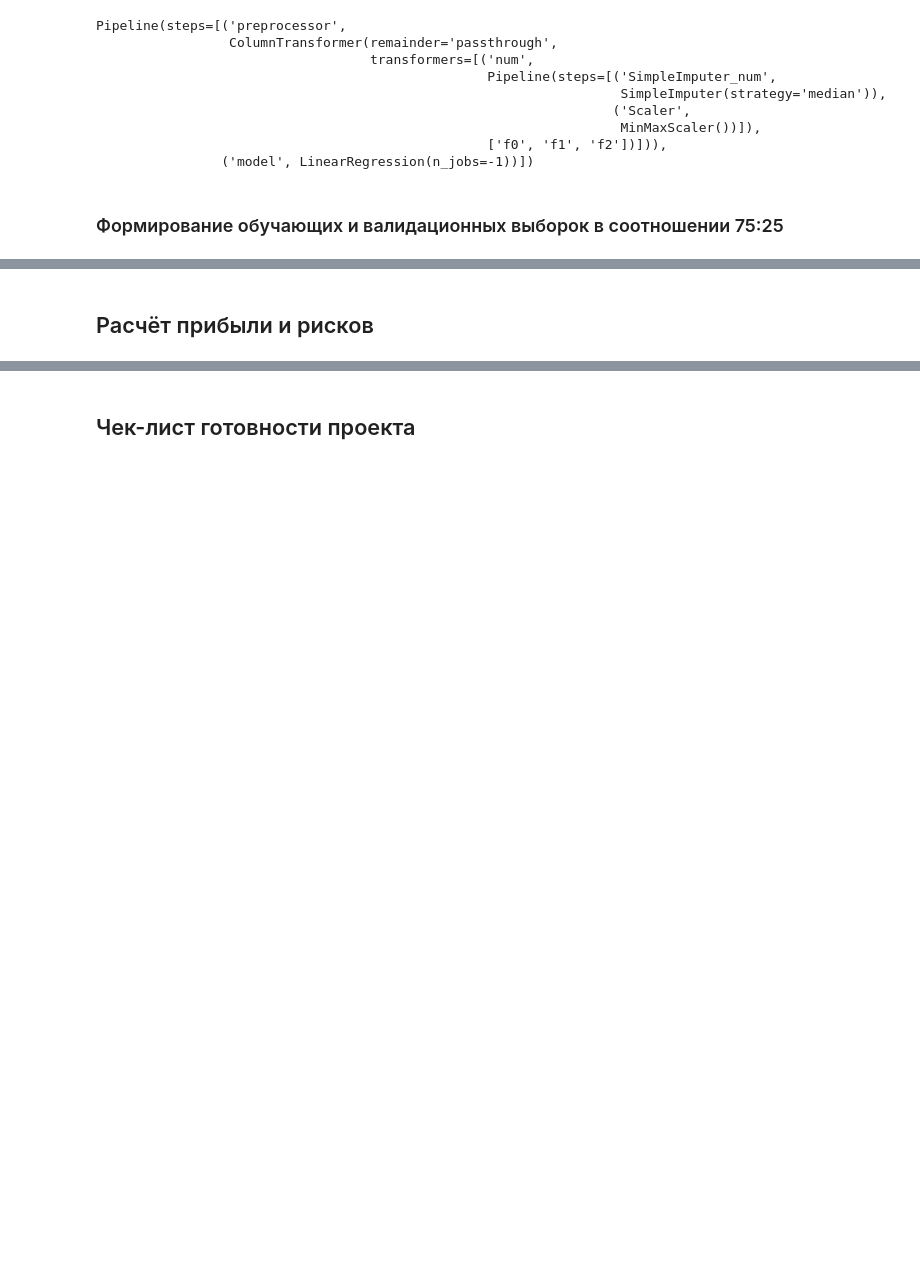
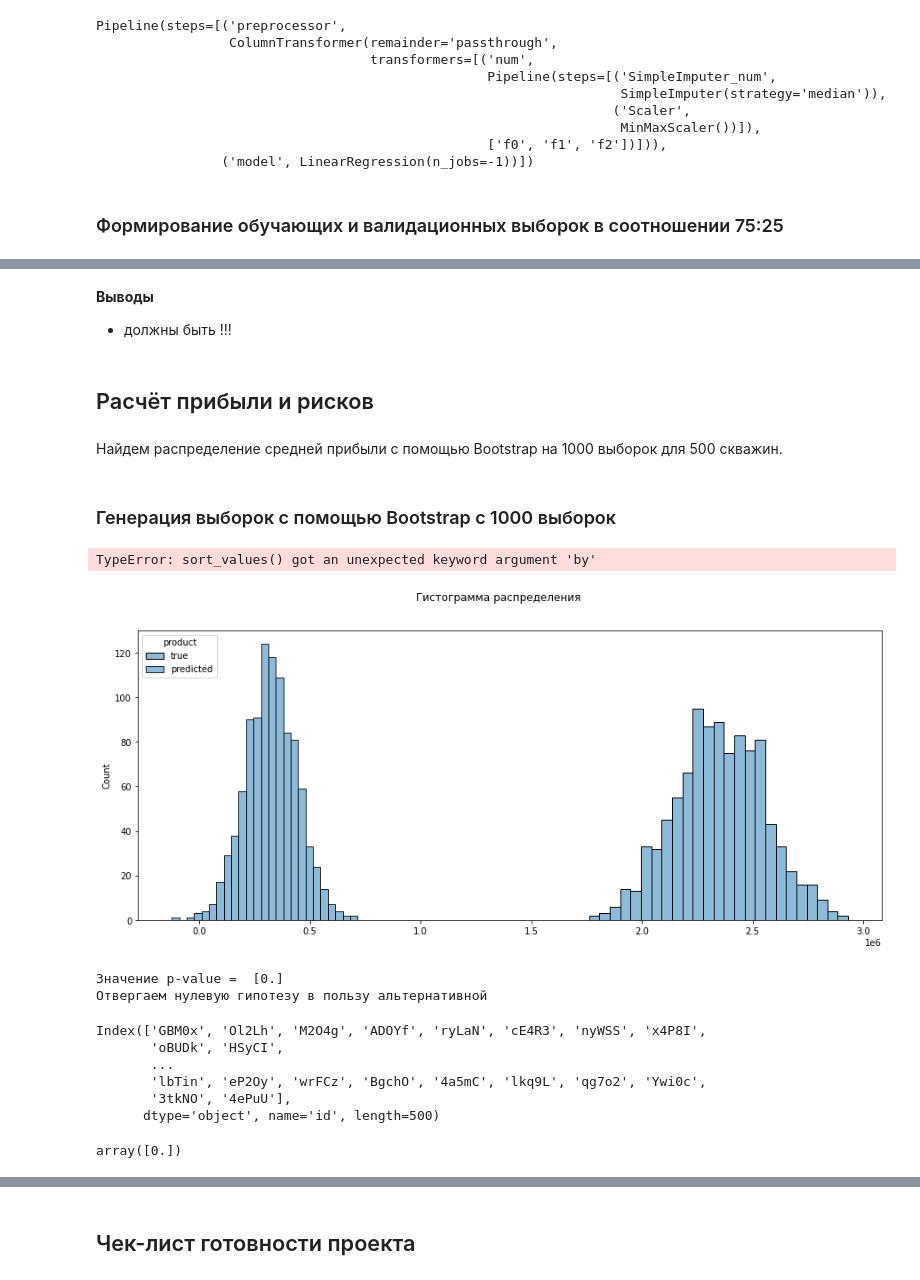
Before and after one commit to MalastowskiNS/-YanXPraKPjcts, a Jupyter notebook: M03P01-OilDerricksLocation/start.ipynb, the cells around one changed output, grey strips where cells are left out. Saved outputs shown, nothing was run; the diff lists cells and outputs as text; code cells hidden in the pictures; blank space fills up the shorter version.

```diff
--- a/M03P01-OilDerricksLocation/start.ipynb
+++ b/M03P01-OilDerricksLocation/start.ipynb
@@ -502,0 +517,10 @@ Xtrain
+# %%
+derrick1predict=derrick2predict=derrick3predict= pd.DataFrame()
+list0pd = [derrick1predict, derrick2predict, derrick3predict]
+for i, df in enumerate(list0pd):
+    shift = 3*i
+    list0pd[i] = validation_rez[validation_rez.columns[0+shift:3+shift]]
+    list0pd[i].columns =  ['id', 'true', 'predicted']
+[derrick1predict, derrick2predict, derrick3predict] = list0pd
+[item.set_index('id', inplace=True) for item in [derrick1predict, derrick2predict, derrick3predict]];
+[display(item.head(3)) for item in [derrick1predict, derrick2predict, derrick3predict]];
@@ -502,0 +582,6 @@ Xtrain
+# %%
+def get_profit (data):
+    sorted_data = data.sort_values(by = 'predicted', ascending=False)
+    product = (sorted_data[:CHOSEN_POINTS])['true'].sum()
+    income = product*BARREL_PRICE
+    return income-BUDGET
@@ -503,2 +596,33 @@ Xtrain
+# %% [markdown]
+**Выводы**
+ - должны быть !!!
 # %% [markdown]
 ## Расчёт прибыли и рисков
+# %% [markdown]
+Найдем распределение средней прибыли с помощью Bootstrap на 1000 выборок для 500 скважин.
+# %% [markdown]
+### Генерация выборок с помощью Bootstrap с 1000 выборок
+# %%
+state = np.random.RandomState(RANDOM_STATE)
+# %%
+profit_true = np.zeros((BS_SAMPLES, 1))
+profit_predict = np.zeros((BS_SAMPLES, 1))
+for i in range(BS_SAMPLES):
+    subsamples_index =(derrick1predict.sample(n=INVESTIG_POINTS, replace=True, random_state=state)).index
+    subsample_true   = derrick1predict['true'].loc[derrick1predict.index.isin(subsamples_index)]
+    subsample_predict = derrick1predict['predicted'].loc[derrick1predict.index.isin(subsamples_index)]
+    subsample_true   = derrick1predict.loc[derrick1predict.index.isin(subsamples_index)]
+
+    profit_true[i] = get_profit(subsample_true)
+    profit_predict[i] = get_profit(subsample_predict)
+# %% [output]
+TypeError: sort_values() got an unexpected keyword argument 'by'
+# %%
+fig, ax = plt.subplots(1, 1, figsize=(15, 6))
+fig.suptitle('Гистограмма распределения')
+sns.histplot(data=profit_true, color='tab:orange', ax=ax, bins =25)
+sns.histplot(data=profit_predict, color='tab:blue', ax=ax, bins = 25)
+ax.legend(title='product', loc='upper left', labels=['true', 'predicted'])
+plt.show()
+# %% [output]
+[figure, added]
@@ -504,0 +634,10 @@ Xtrain
+# %%
+if results.pvalue < alpha:
+    print('Значение p-value = ', results.pvalue)
+    print('Отвергаем нулевую гипотезу в пользу альтернативной')
+else:
+    print('Значение p-value = ', results.pvalue)
+    print('Нет оснований отвергнуть нулевую гипотезу ')
+# %% [output]
+Значение p-value =  [0.]
+Отвергаем нулевую гипотезу в пользу альтернативной
@@ -504,0 +654,13 @@ Xtrain
+# %%
+subsamples_index
+# %% [output]
+Index(['GBM0x', 'Ol2Lh', 'M2O4g', 'ADOYf', 'ryLaN', 'cE4R3', 'nyWSS', 'x4P8I',
+       'oBUDk', 'HSyCI',
+       ...
+       'lbTin', 'eP2Oy', 'wrFCz', 'BgchO', '4a5mC', 'lkq9L', 'qg7o2', 'Ywi0c',
+       '3tkNO', '4ePuU'],
+      dtype='object', name='id', length=500)
+# %%
+profit_true
+# %% [output]
+array([0.])
```
Also changed, not shown: parts of 63 cells of this notebook.
